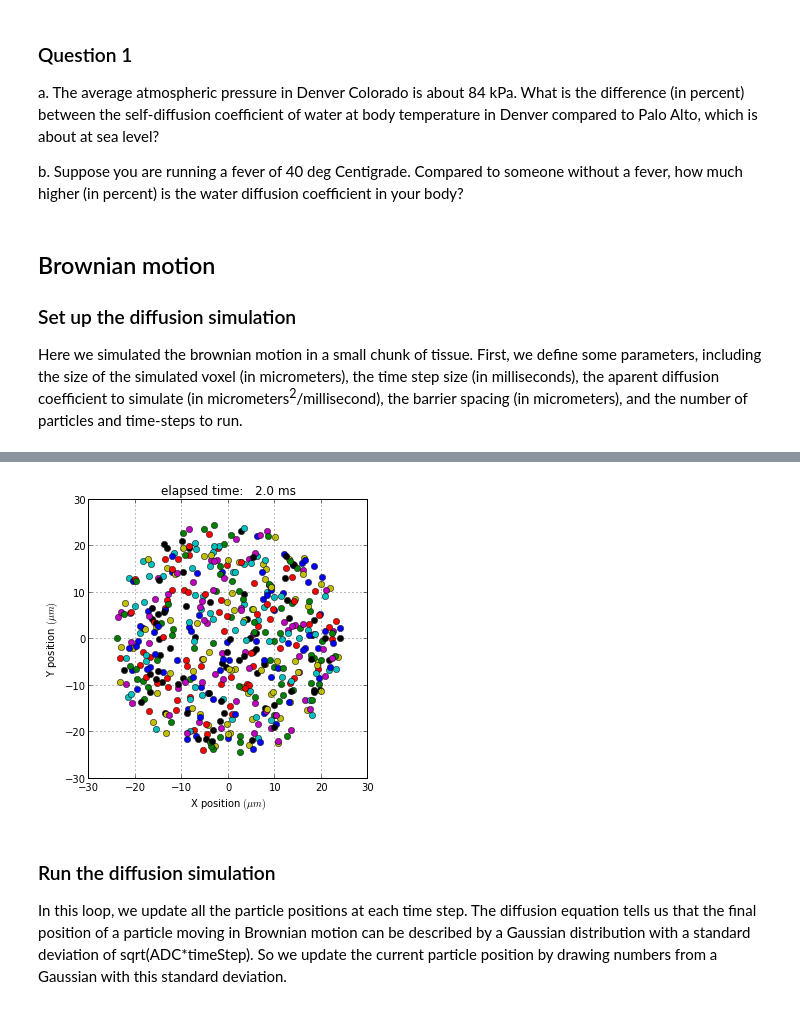
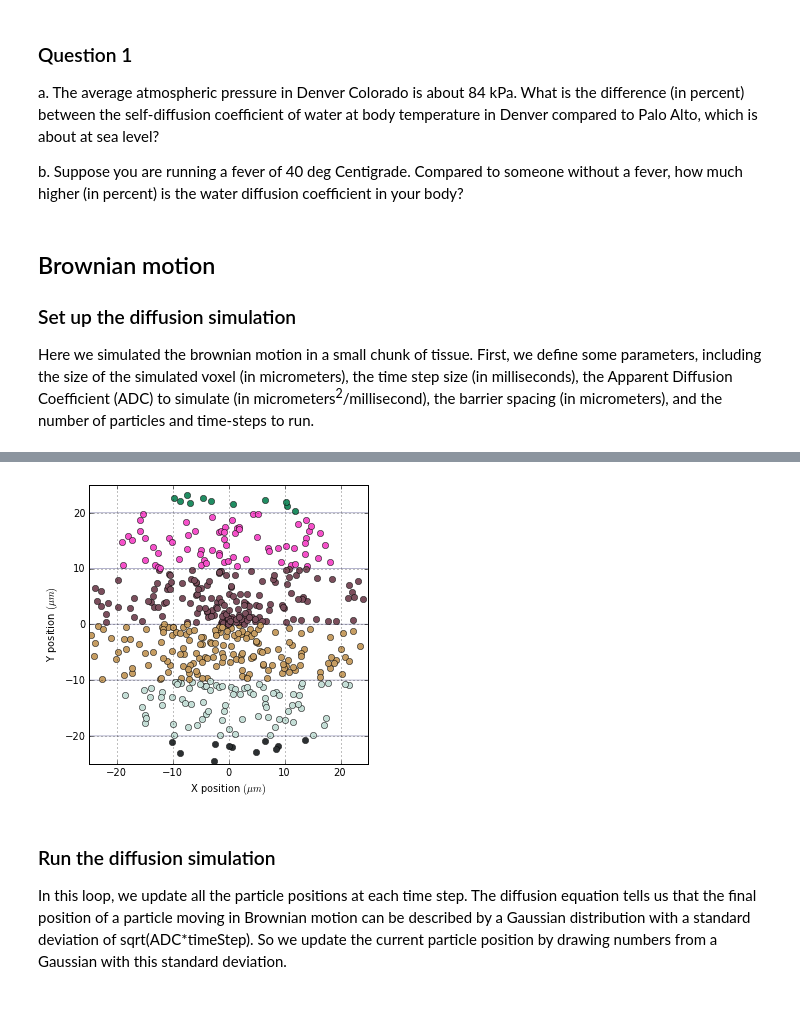
Before and after one commit to cni/psych204a, a Jupyter notebook: mrDiffusion.ipynb, the cells around one changed output, grey strips where cells are left out. Cells and saved outputs as stored; diff of their text form; code cells hidden in the pictures.

Commit message:
start diffusion

```diff
--- a/mrDiffusion.ipynb
+++ b/mrDiffusion.ipynb
@@ -32,5 +33,17 @@ import matplotlib as mpl
 mpl.rcParams["figure.figsize"] = (8, 6)
 mpl.rcParams["axes.grid"] = True
 from IPython.display import display, clear_output
+from mpl_toolkits.axes_grid1 import make_axes_locatable
+
 from time import sleep
+
+def cart2pol(x, y):
+    theta = arctan2(y, x)
+    r = sqrt(x ** 2 + y ** 2)
+    return theta, r
+
+def pol2cart(theta, r):
+    x = r * cos(theta)
+    y = r * sin(theta)
+    return x, y
 # %% [output]
@@ -76,38 +90,50 @@ b. Suppose you are running a fever of 40 deg Centigrade. Compared to someone wit
 ## Brownian motion
 
 ### Set up the diffusion simulation
-Here we simulated the brownian motion in a small chunk of tissue. First, we define some parameters, including the size of the simulated voxel (in micrometers), the time step size (in milliseconds), the aparent diffusion coefficient to simulate (in micrometers<sup>2</sup>/millisecond), the barrier spacing (in micrometers), and the number of particles and time-steps to run.
+Here we simulated the brownian motion in a small chunk of tissue. First, we define some parameters, including the size of the simulated voxel (in micrometers), the time step size (in milliseconds), the Apparent Diffusion Coefficient (ADC) to simulate (in micrometers<sup>2</sup>/millisecond), the barrier spacing (in micrometers), and the number of particles and time-steps to run.
 # %%
 voxelSize = 50.0    # micrometers
 time_step = 0.02    # milliseconds
 ADC = 2.0           # micrometers^2/millisecond)
-barrierSpacing = 10 # micrometers (set this to 0 for no barriers)
+barrierSpacing = 10.0 # micrometers (set this to 0 for no barriers)
 numParticles = 500
 nTimeSteps = 100
 
 f, ax = subplots(1, 1, figsize=(5, 5))
+axLims = [-voxelSize/2, voxelSize/2]
 ax.set_xlabel('X position $(\mu m)$')
 ax.set_ylabel('Y position $(\mu m)$')
-ax.axis('equal')
+ax.set_xlim(axLims[0],axLims[1])
+ax.set_ylim(axLims[0],axLims[1])
+#ax.axis('equal')
 
 #axis([-voxelSize/2,voxelSize/2,-voxelSize/2,voxelSize/2]
 #set(gca,'ALimMode','manual','XTick',[axLims(1):10:axLims(end)],'YTick',[axLims(1):10:axLims(end)])
 
 # Place some particles randomly distributed in the volume
-start_pos = random.rand(numParticles,2) * voxelSize / 2
-cur_pos = start_pos
+r = random.rand(numParticles,1) * voxelSize / 2
+x,y = pol2cart(random.rand(numParticles,1)*2*pi, r);
+start_pos_x = x
+start_pos_y = y
+cur_pos_x = start_pos_x
+cur_pos_y = start_pos_y
+
 ph = []
 for p in range(numParticles):
-    dot = ax.plot(cur_pos[p,0], cur_pos[p,1], marker='o')
+    dot = ax.plot(cur_pos_x[p][0], cur_pos_y[p][0], marker='o')
     ph.extend(dot)
 
+
 if barrierSpacing > 0:
-    curCompartment = floor(curPos[:,1] / barrierSpacing)
+    curCompartment = floor(cur_pos_y / barrierSpacing)
     compartments = unique(curCompartment)
     for ii in range(compartments.size):
-        line(axLims,[compartments[ii] * barrierSpacing, compartments[ii]*barrierSpacing],'color',[.7,.7,.8]);
-    end
-    cmap = hsv(numel(compartments));
+        ax.hlines(compartments[ii]*barrierSpacing,axLims[0],axLims[1], colors=[.7, .7, .8], linestyles='solid')
+
+    cmap_vals = random.rand(compartments.size,3);
     for p in range(numParticles):
-        set(ph(p), 'color', cmap(curCompartment(p)==compartments,:))
+        r_val = cmap_vals[np.where(curCompartment[p]==compartments),0][0][0]
+        g_val = cmap_vals[np.where(curCompartment[p]==compartments),1][0][0]
+        b_val = cmap_vals[np.where(curCompartment[p]==compartments),2][0][0]
+        setp(ph[p],'color', [r_val, g_val, b_val])
 # %% [output]
@@ -115,22 +140 @@ SyntaxError: invalid syntax (<ipython-input-31-a84471f8e2f0>, line 32)
+[figure, added]
-# %%
-total_time = 0
-for t_i in xrange(nTimeSteps):
-    d = randn(numParticles,2) * sqrt(2 * ADC * time_step)
-    newPos = cur_pos + d
-    curPos = newPos
-    # Draw the particles in their new positions:
-    for p in xrange(numParticles):
-        ph[p].set_data(cur_pos[p])
-
-    # To avoid biasing our ADC estimates with edge effects, we allow
-    # particles to move outside of our simulated voxel.
-    ax.set_title('elapsed time: %5.1f ms' % (time_step * t_i))
-    # Pause is specified in seconds, so the following will play the movie
-    # about 1000 times slower than reality.
-    clear_output()
-    draw()
-    display(f)
-    sleep(time_step - 0.01)
-    total_time += time_step
-# %% [output]
-[figure, removed]
```
Also changed, not shown: parts of 13 cells of this notebook.
